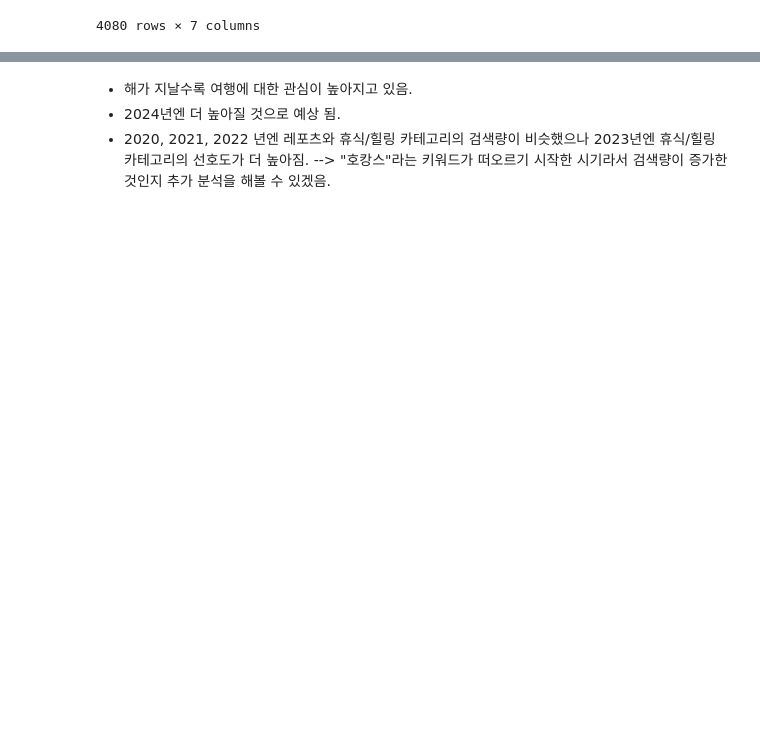
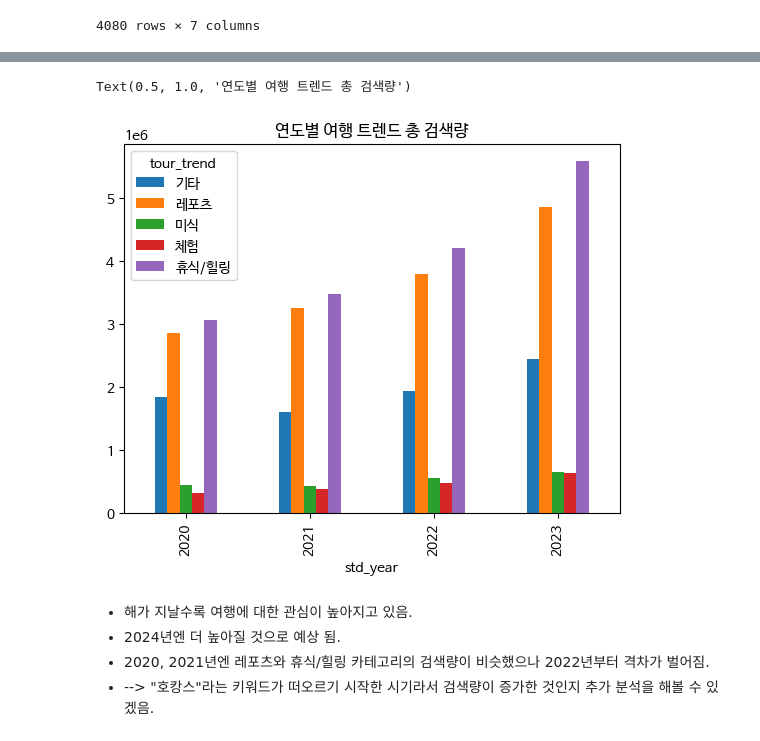
Before and after one commit to btg1631/study_data_analytics, a Jupyter notebook: docs/project_trip/EDA.ipynb, the cells around one changed output, grey strips where cells are left out. Drawn from its saved outputs; the diff is of its cells as text; code cells hidden in the pictures; blank space fills up the shorter version.

```diff
--- a/docs/project_trip/EDA.ipynb
+++ b/docs/project_trip/EDA.ipynb
@@ -441,8 +441,3 @@ df_search_trend
 | 4078 | 65e92de0bb908e26c804492b | 충북 | 202311 | 2023 | 11 | 미식 | 797 |
 | 4079 | 65e92de0bb908e26c804492c | 충북 | 202301 | 2023 | 1 | 미식 | 794 |
 4080 rows × 7 columns
-# %%
-# 연도별 중앙값
-grouped = df_search_trend.groupby(['std_year', 'tour_trend'])
-trend_median = grouped['num_mention'].median().unstack()
-trend_median
@@ -461,0 +444,3 @@ Text(0.5, 1.0, '연도별 여행 트렌드 검색량')
+# %%
+trend_sum = grouped['num_mention'].sum().unstack()
+trend_sum
@@ -462,4 +454,11 @@ Text(0.5, 1.0, '연도별 여행 트렌드 검색량')
+# %%
+trend_sum.plot(kind='bar')
+plt.title("연도별 여행 트렌드 총 검색량")
+# %% [output]
+Text(0.5, 1.0, '연도별 여행 트렌드 총 검색량')
+[figure, added]
 # %% [markdown]
 - 해가 지날수록 여행에 대한 관심이 높아지고 있음.
 - 2024년엔 더 높아질 것으로 예상 됨.
-- 2020, 2021, 2022 년엔 레포츠와 휴식/힐링 카테고리의 검색량이 비슷했으나 2023년엔 휴식/힐링 카테고리의 선호도가 더 높아짐. --> "호캉스"라는 키워드가 떠오르기 시작한 시기라서 검색량이 증가한 것인지 추가 분석을 해볼 수 있겠음.
+- 2020, 2021년엔 레포츠와 휴식/힐링 카테고리의 검색량이 비슷했으나 2022년부터 격차가 벌어짐.
+- --> "호캉스"라는 키워드가 떠오르기 시작한 시기라서 검색량이 증가한 것인지 추가 분석을 해볼 수 있겠음.
```
Also changed, not shown: parts of 3 cells of this notebook.
